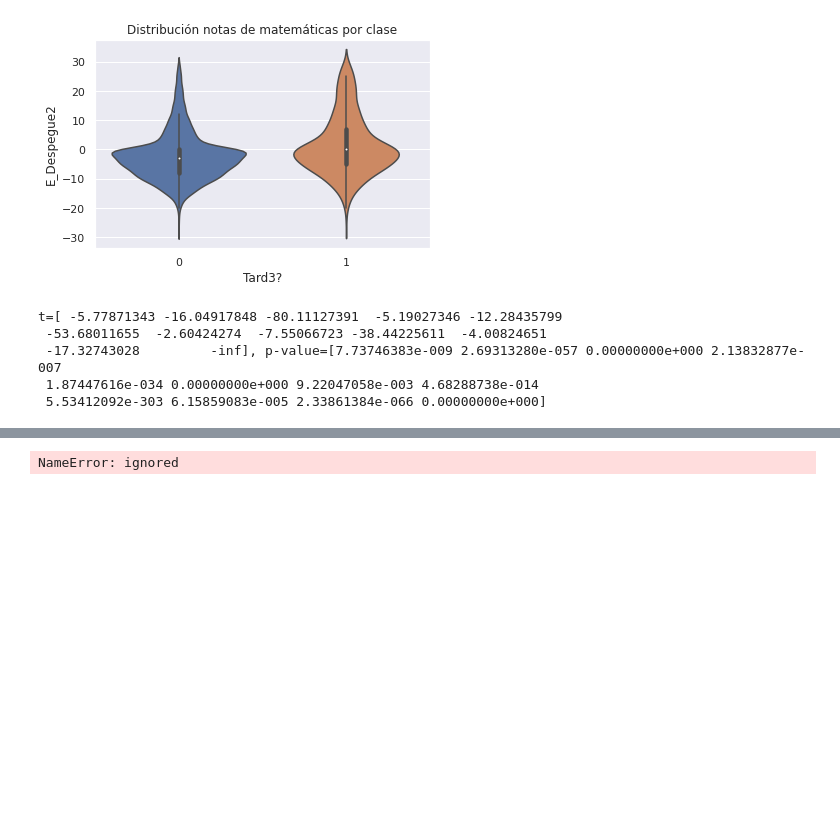
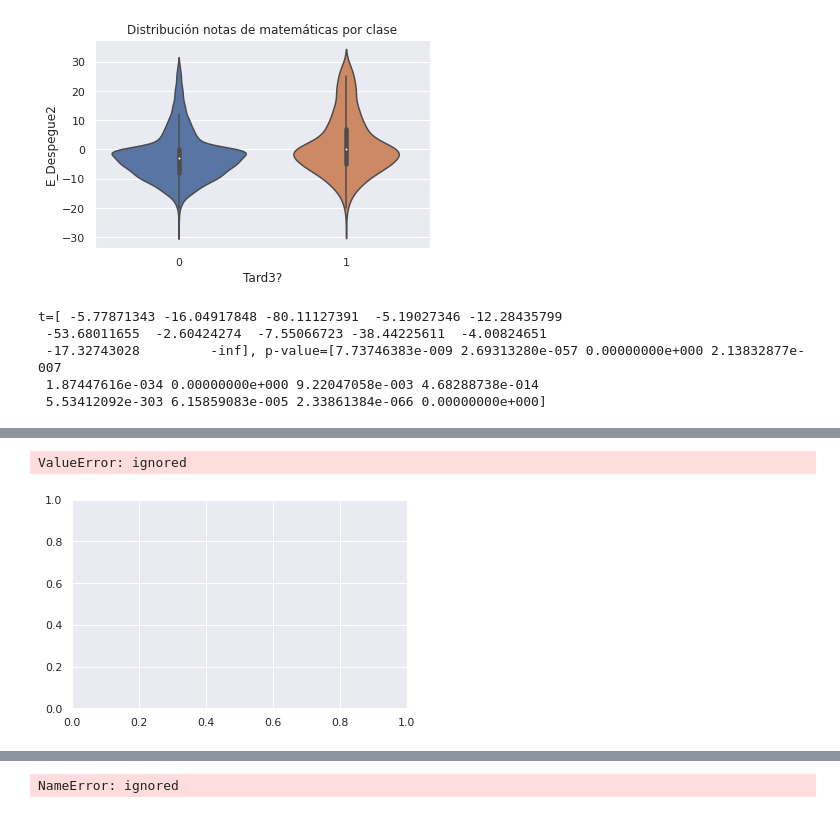
Before and after one commit to JMML2021/Avaluaci-final-per-passar-a-projecte, a Jupyter notebook: Companyia Aerea Algoritmes d’aprenentatge supervisat.ipynb, the cells around one changed output, grey strips where cells are left out. Saved outputs shown, nothing was run; the diff lists cells and outputs as text; code cells hidden in the pictures; blank space fills up the shorter version.

```diff
--- a/Companyia Aerea Algoritmes d’aprenentatge supervisat.ipynb
+++ b/Companyia Aerea Algoritmes d’aprenentatge supervisat.ipynb
@@ -538,0 +628,8 @@ NameError: ignored
+# %%
+fig, ax = plt.subplots(figsize=(6, 3.84))
+ax.scatter(
+   grid_X,
+    y_train)
+# %% [output]
+ValueError: ignored
+[figure, added]
```
Also changed, not shown: parts of 11 cells of this notebook.
